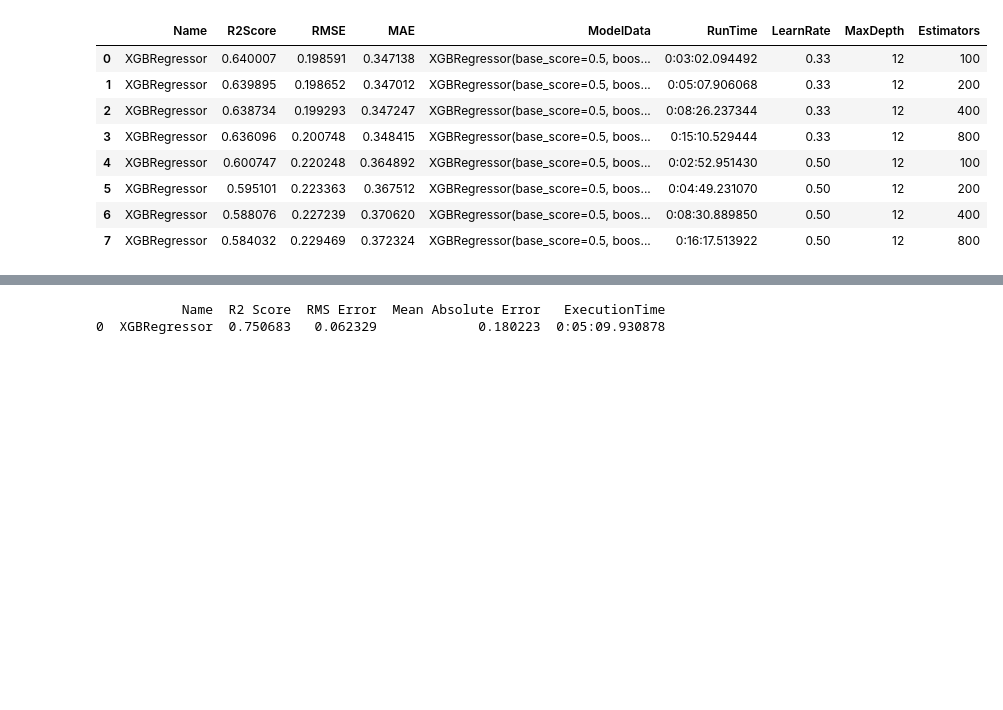
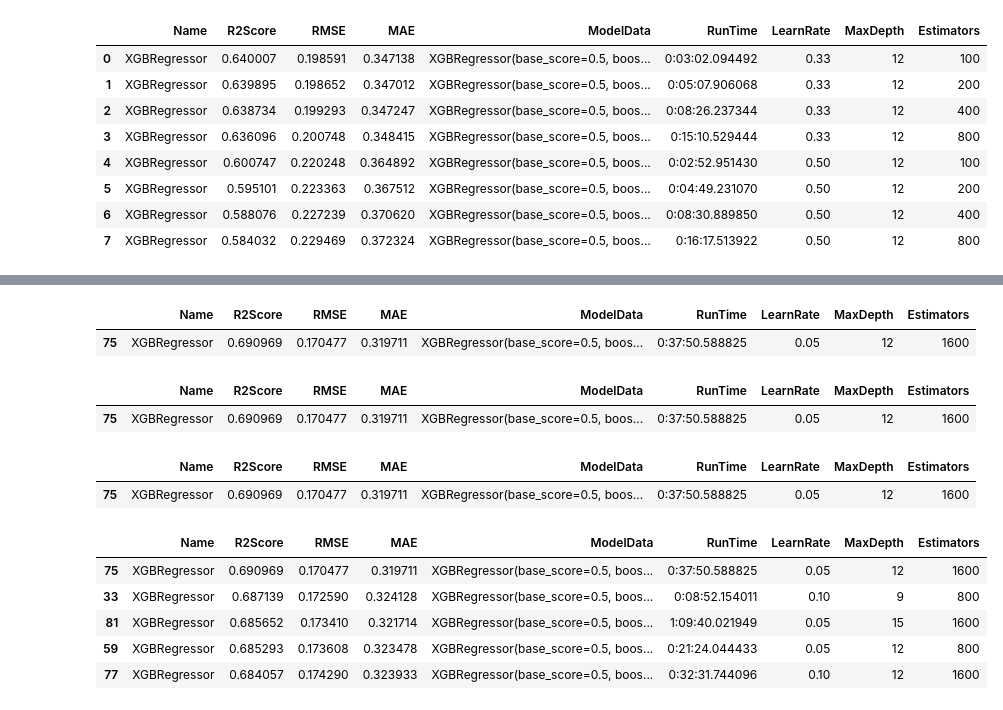
Before and after one commit to NormanHung/Practice-Twitter-Sentiment, a Jupyter notebook: Model Assessments.ipynb, the cells around one changed output, grey strips where cells are left out. Cells and saved outputs as stored; diff of their text form; code cells hidden in the pictures; blank space fills up the shorter version.

```diff
--- a/Model Assessments.ipynb
+++ b/Model Assessments.ipynb
@@ -453,0 +265,2 @@ XGBResults
+# %%
+XGBAggregateResults.drop_duplicates(subset = ["LearnRate", "MaxDepth", "Estimators"], inplace = True)
@@ -454,12 +284,32 @@ XGBResults
 # %%
 import pickle
-with open(FileSaveFolder + "XGBRegressorResults10of8.dat", "wb") as filePath:
-    pickle.dump(XGBResults, file=filePath)
+with open(FileSaveFolder + "XGBRegressorResults-All.dat", "wb") as filePath:
+    pickle.dump(XGBAggregateResults, file=filePath)
-# %%
-XGBResults = AssessXGBRegression(Train_X, Train_Y, Test_X, Test_Y, LearningRate = 0.25, MaxDepth = 7)
-
-with pd.option_context("display.max_rows", None, "display.max_columns", None, "display.max_colwidth", 100):
-    print(XGBResults.drop("ModelData", axis = 1))
-# %% [output]
-           Name  R2 Score  RMS Error  Mean Absolute Error   ExecutionTime
-0  XGBRegressor  0.750683   0.062329             0.180223  0:05:09.930878
+# %%
+import pickle
+with open(FileSaveFolder + "XGBRegressorResults-All.dat", "rb") as filePath:
+    XGBAggregateResults = pickle.load(file=filePath)
+# %%
+XGBAggregateResults[XGBAggregateResults["R2Score"] == XGBAggregateResults["R2Score"].max()]
+# %% [output]
+|  | Name | R2Score | RMSE | MAE | ModelData | RunTime | LearnRate | MaxDepth | Estimators |
+| 75 | XGBRegressor | 0.690969 | 0.170477 | 0.319711 | XGBRegressor(base_score=0.5, boos... | 0:37:50.588825 | 0.05 | 12 | 1600 |
+# %%
+XGBAggregateResults[XGBAggregateResults["RMSE"] == XGBAggregateResults["RMSE"].min()]
+# %% [output]
+|  | Name | R2Score | RMSE | MAE | ModelData | RunTime | LearnRate | MaxDepth | Estimators |
+| 75 | XGBRegressor | 0.690969 | 0.170477 | 0.319711 | XGBRegressor(base_score=0.5, boos... | 0:37:50.588825 | 0.05 | 12 | 1600 |
+# %%
+XGBAggregateResults[XGBAggregateResults["MAE"] == XGBAggregateResults["MAE"].min()]
+# %% [output]
+|  | Name | R2Score | RMSE | MAE | ModelData | RunTime | LearnRate | MaxDepth | Estimators |
+| 75 | XGBRegressor | 0.690969 | 0.170477 | 0.319711 | XGBRegressor(base_score=0.5, boos... | 0:37:50.588825 | 0.05 | 12 | 1600 |
+# %%
+XGBAggregateResults.sort_values("R2Score", ascending = False).head(5)
+# %% [output]
+|  | Name | R2Score | RMSE | MAE | ModelData | RunTime | LearnRate | MaxDepth | Estimators |
+| 75 | XGBRegressor | 0.690969 | 0.170477 | 0.319711 | XGBRegressor(base_score=0.5, boos... | 0:37:50.588825 | 0.05 | 12 | 1600 |
+| 33 | XGBRegressor | 0.687139 | 0.172590 | 0.324128 | XGBRegressor(base_score=0.5, boos... | 0:08:52.154011 | 0.10 | 9 | 800 |
+| 81 | XGBRegressor | 0.685652 | 0.173410 | 0.321714 | XGBRegressor(base_score=0.5, boos... | 1:09:40.021949 | 0.05 | 15 | 1600 |
+| 59 | XGBRegressor | 0.685293 | 0.173608 | 0.323478 | XGBRegressor(base_score=0.5, boos... | 0:21:24.044433 | 0.05 | 12 | 800 |
+| 77 | XGBRegressor | 0.684057 | 0.174290 | 0.323933 | XGBRegressor(base_score=0.5, boos... | 0:32:31.744096 | 0.10 | 12 | 1600 |
```
Also changed, not shown: parts of 26 cells of this notebook.
